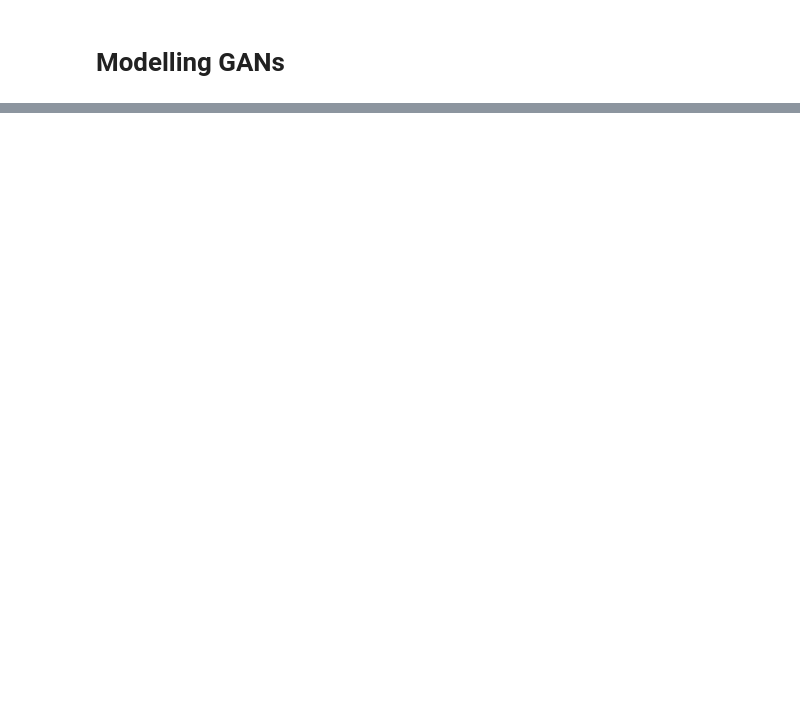
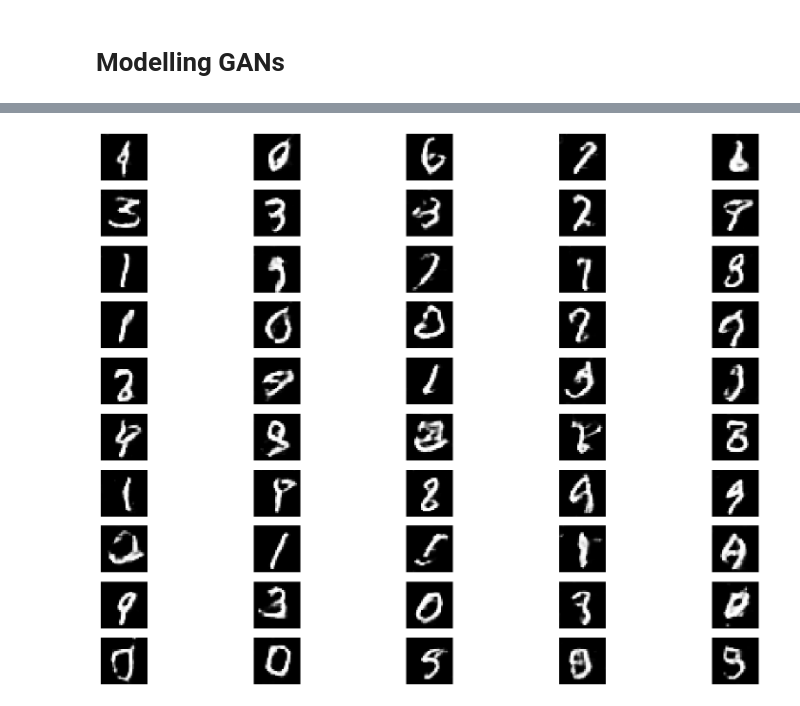
Before and after one commit to anshupandey/Working_with_Large_Language_models, a Jupyter notebook: WWL_C15_Image_Generation_with_GANs.ipynb, the cells around one changed output, grey strips where cells are left out. Saved outputs shown, nothing was run; the diff lists cells and outputs as text; code cells hidden in the pictures; blank space fills up the shorter version.

```diff
--- a/WWL_C15_Image_Generation_with_GANs.ipynb
+++ b/WWL_C15_Image_Generation_with_GANs.ipynb
@@ -179,8 +192,8 @@ import numpy as np
 import matplotlib.pyplot as plt
 # %%
 # training the model
-epochs = 30
-batch_size=100
+epochs = 10
+batch_size=200
 batch_count = xtrain.shape[0]//batch_size
 
 for i in range(epochs):
@@ -240,0 +255,11 @@ plt.show()
+# %%
+noise_input = np.random.rand(50,100)
+prediction = gen_model.predict(noise_input)
+print(prediction.shape)
+plt.figure(figsize=(20,15))
+for i in range(50):
+  plt.subplot(10,5,i+1)
+  plt.imshow(prediction[i,:,:,0],cmap='gray')
+  plt.axis('off')
+plt.show()
+# %% [output]
@@ -240,0 +268 @@ plt.show()
+[figure, added]
```
Also changed, not shown: parts of 11 cells of this notebook.
